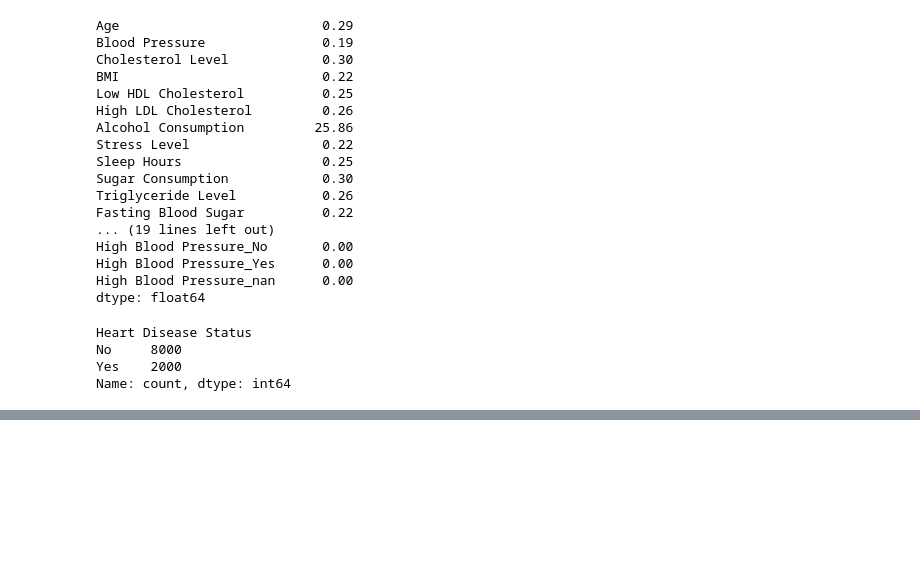
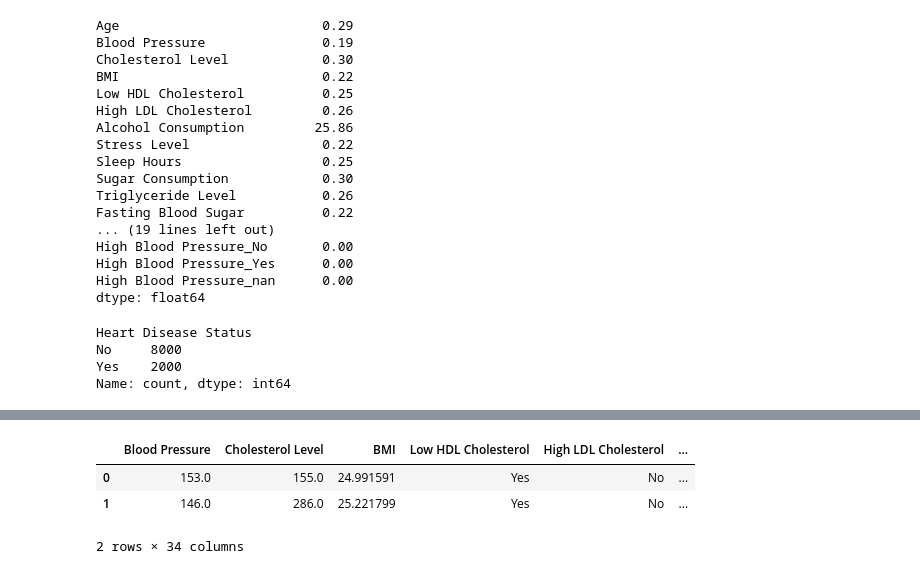
Before and after one commit to ankit-yadav9834/ML-playground-, a Jupyter notebook: EDA/heart_disease.ipynb, the cells around one changed output, grey strips where cells are left out. Drawn from its saved outputs; the diff is of its cells as text; code cells hidden in the pictures; blank space fills up the shorter version.

```diff
--- a/EDA/heart_disease.ipynb
+++ b/EDA/heart_disease.ipynb
@@ -214,0 +276,10 @@ from sklearn.datasets import make_classification
+# %%
+df['Age_mean'] = df['Age'].fillna(df['Age'].mean())
+df.drop('Age', axis=1 , inplace=True)
+# %%
+df.head(2)
+# %% [output]
+|  | Blood Pressure | Cholesterol Level | BMI | Low HDL Cholesterol | High LDL Cholesterol | ... |
+| 0 | 153.0 | 155.0 | 24.991591 | Yes | No | ... |
+| 1 | 146.0 | 286.0 | 25.221799 | Yes | No | ... |
+2 rows × 34 columns
```
Also changed, not shown: parts of 9 cells of this notebook, 8 other files.
